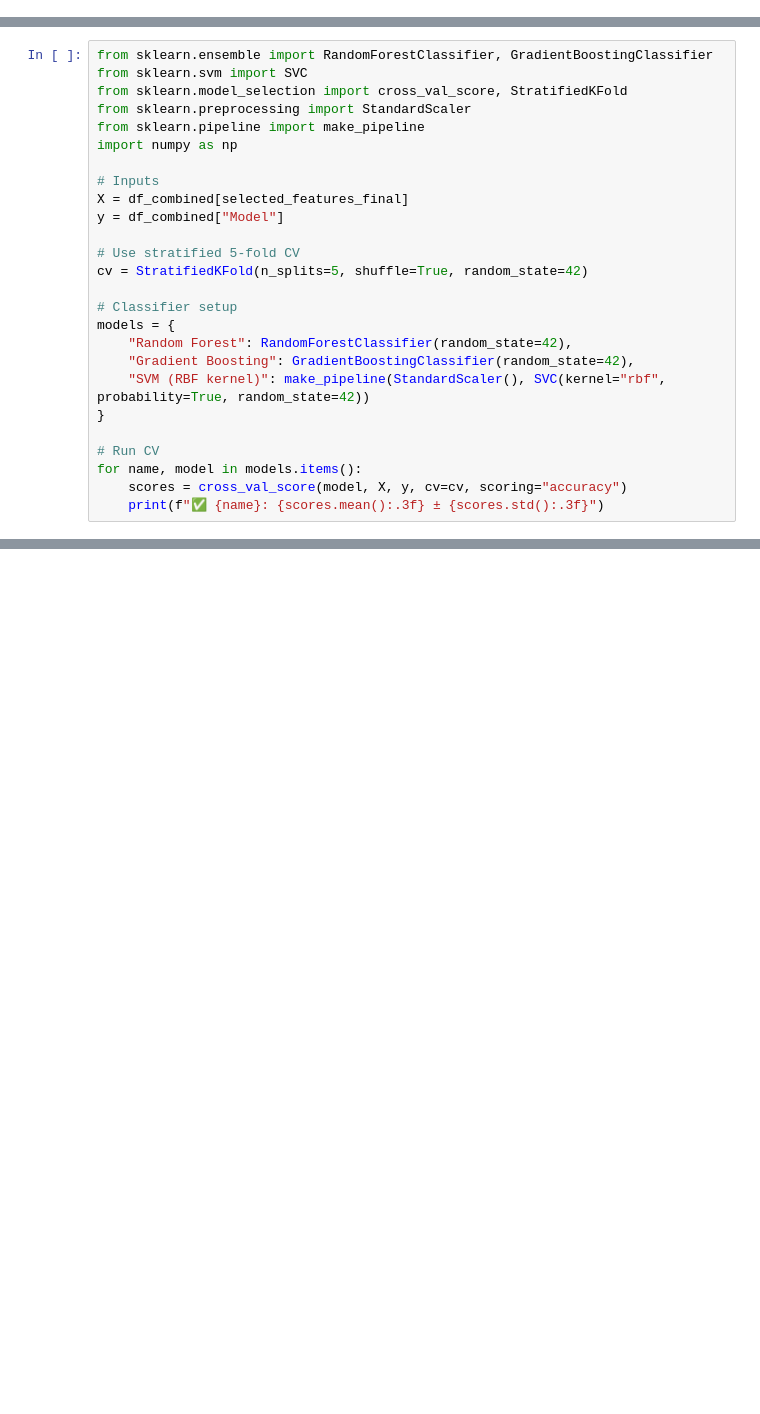
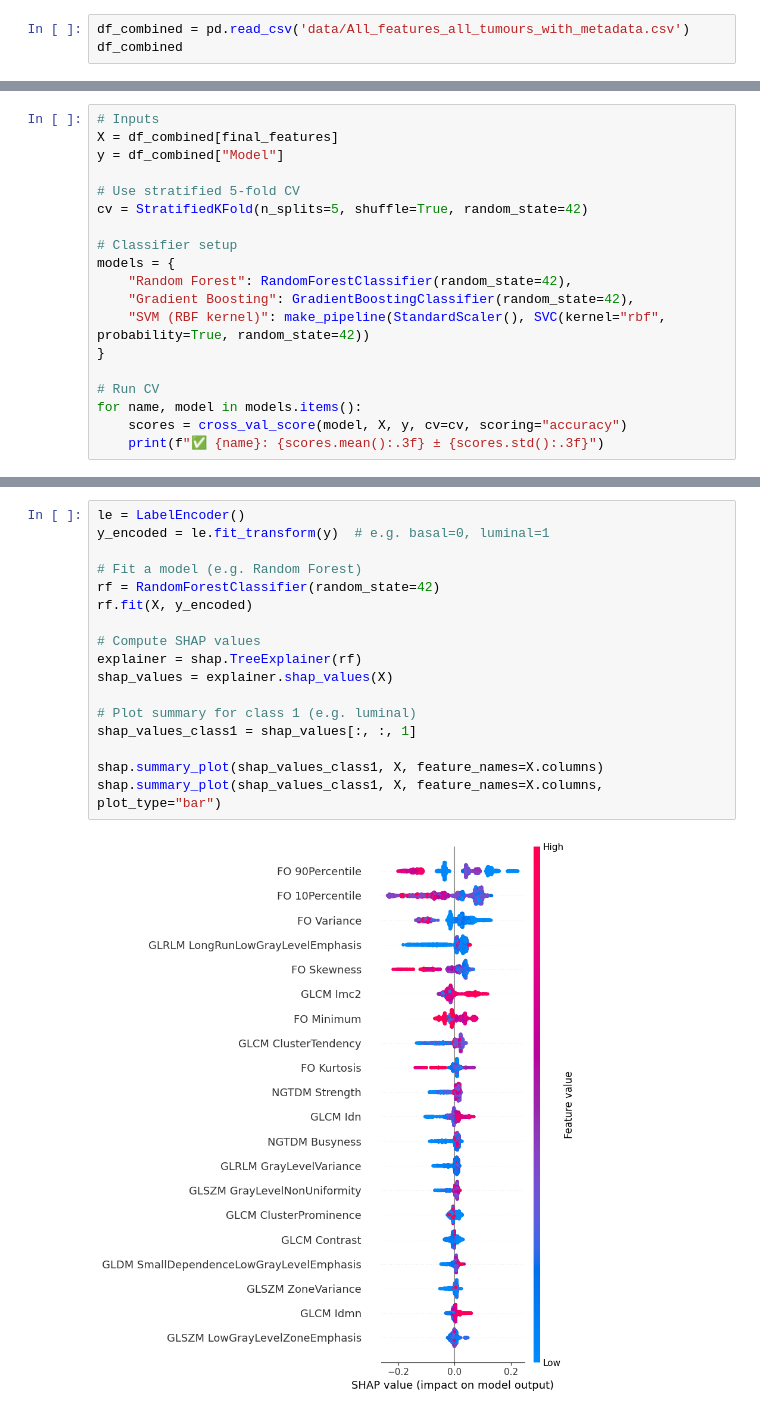
Before and after one commit to S-Nazem/radiomics-anova-shap-explainability, a Jupyter notebook: Dev_notebook_3.ipynb, the cells around one changed output, grey strips where cells are left out. Drawn from its saved outputs; the diff is of its cells as text; blank space fills up the shorter version.

```diff
--- a/Dev_notebook_3.ipynb
+++ b/Dev_notebook_3.ipynb
@@ -14,0 +23,3 @@ import os
+# %%
+df_combined = pd.read_csv('data/All_features_all_tumours_with_metadata.csv')
+df_combined
@@ -178,13 +119,6 @@ print(f"✅ {len(selected_features_final)} features remaining after correlation
 # %%
-from sklearn.ensemble import RandomForestClassifier, GradientBoostingClassifier
-from sklearn.svm import SVC
-from sklearn.model_selection import cross_val_score, StratifiedKFold
-from sklearn.preprocessing import StandardScaler
-from sklearn.pipeline import make_pipeline
-import numpy as np
-
 # Inputs
-X = df_combined[selected_features_final]
+X = df_combined[final_features]
 y = df_combined["Model"]
 
 # Use stratified 5-fold CV
@@ -207,0 +144,19 @@ for name, model in models.items():
+# %%
+le = LabelEncoder()
+y_encoded = le.fit_transform(y)  # e.g. basal=0, luminal=1
+
+# Fit a model (e.g. Random Forest)
+rf = RandomForestClassifier(random_state=42)
+rf.fit(X, y_encoded)
+
+# Compute SHAP values
+explainer = shap.TreeExplainer(rf)
+shap_values = explainer.shap_values(X)
+
+# Plot summary for class 1 (e.g. luminal)
+shap_values_class1 = shap_values[:, :, 1]
+
+shap.summary_plot(shap_values_class1, X, feature_names=X.columns)
+shap.summary_plot(shap_values_class1, X, feature_names=X.columns, plot_type="bar")
+# %% [output]
+[figure, added]
```
Also changed, not shown: parts of 20 cells of this notebook, 2 other files.
